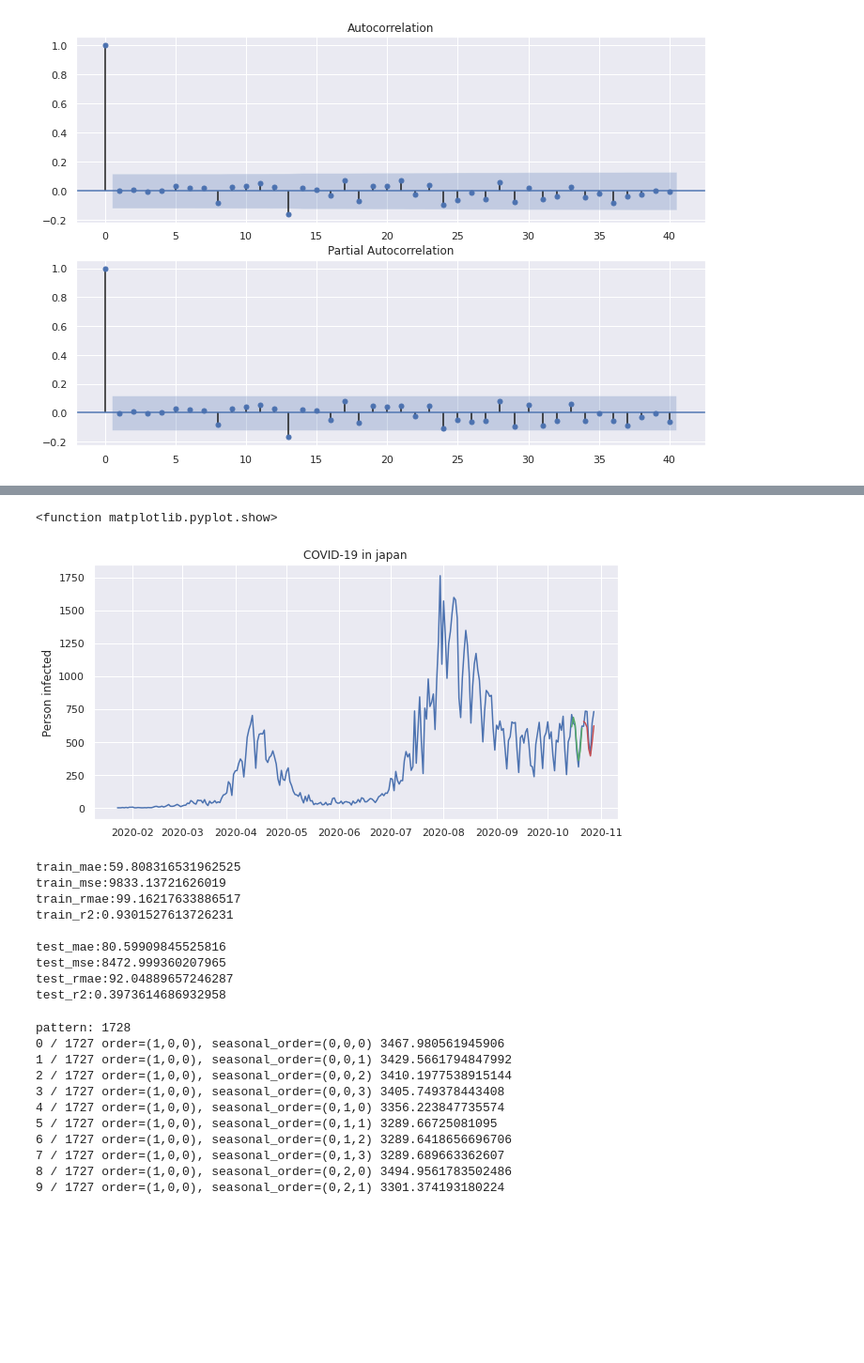
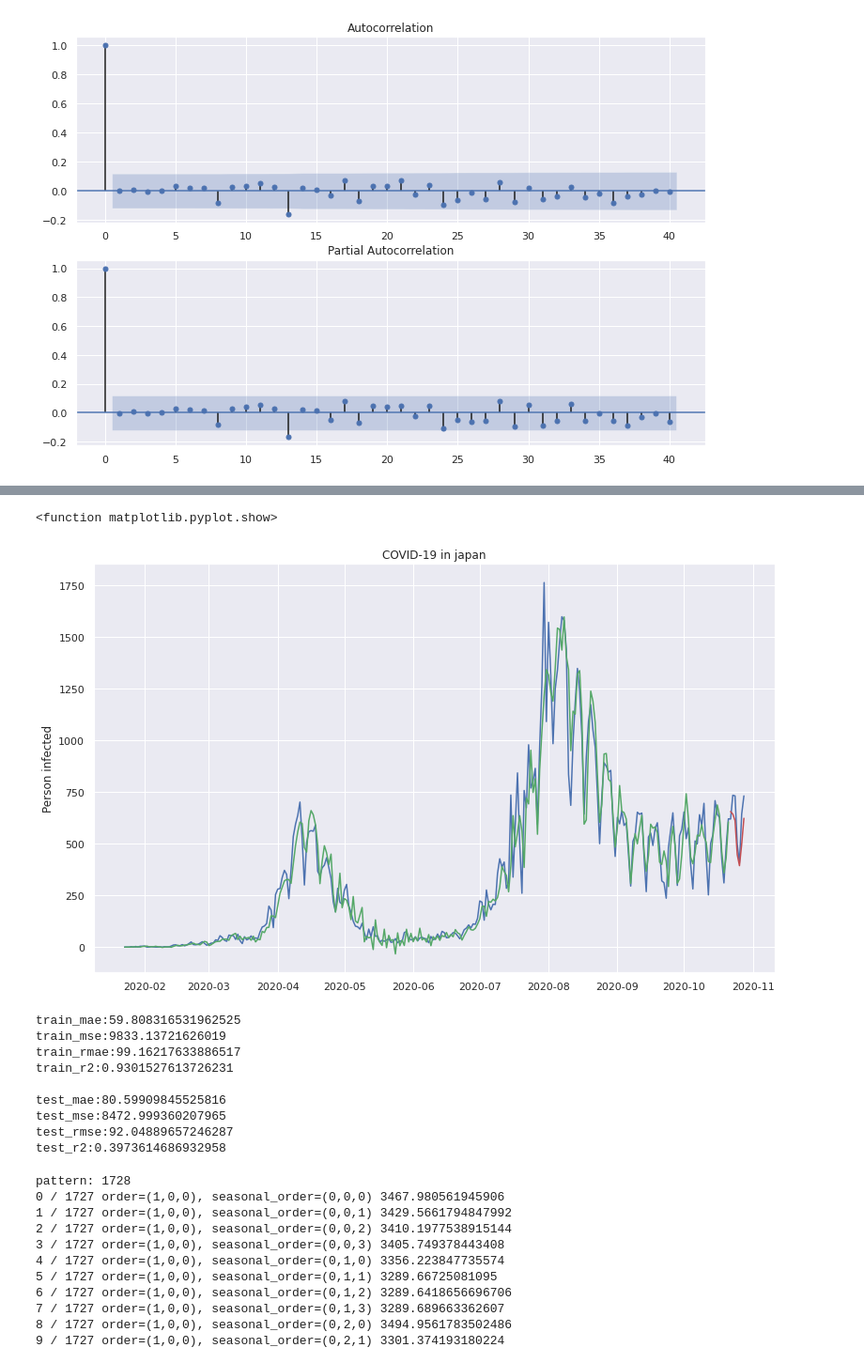
Before and after one commit to NaokiDohi/sarima_covid-19, a Jupyter notebook: sarima_senior_thesis.ipynb, the cells around one changed output, grey strips where cells are left out. Shown at 94% size. Saved outputs shown, nothing was run; the diff lists cells and outputs as text; code cells hidden in the pictures; blank space fills up the shorter version.

```diff
--- a/sarima_senior_thesis.ipynb
+++ b/sarima_senior_thesis.ipynb
@@ -271,20 +275,21 @@ plot_pacf(arima_resid, lags=40,ax=ax2); #飛行機乗客数データ、ラグ40
 # %%
-plt.figure(figsize=(10, 5))
+plt.figure(figsize=(13, 8))
 plt.plot(daily_japan_diff)
+arima_pred_train = arima.predict('2020-01-23', '2020-10-21')
+plt.plot(arima_pred_train, c="g")
 arima_pred = arima.predict('2020-10-22', '2020-10-28')
 plt.plot(arima_pred, c="r")
-arima_eval = arima.predict('2020-10-15', '2020-10-21')
-plt.plot(arima_eval, c="g")
+#arima_eval = arima.predict('2020-10-15', '2020-10-21')
+#plt.plot(arima_eval, c="g")
 
 plt.title('COVID-19 in japan')
 plt.grid(True)
 plt.ylabel('Person infected')
 plt.show
 # %% [output]
 <function matplotlib.pyplot.show>
-[figure, old version]
+[figure, new version]
 # %%
-arima_pred_train = arima.predict('2020-01-23', '2020-10-21')
 train_mae_arima = mean_absolute_error(daily_japan_diff_train, arima_pred_train)
 train_mse_arima = mean_squared_error(daily_japan_diff_train, arima_pred_train)
 train_rmse_arima = np.sqrt(mean_squared_error(daily_japan_diff_train, arima_pred_train))
@@ -302,7 +307,7 @@ print('train_r2:'+str(train_r2_arima))
 print('')
 print('test_mae:'+str(test_mae_arima))
 print('test_mse:'+str(test_mse_arima))
-print('test_rmae:'+str(test_rmse_arima))
+print('test_rmse:'+str(test_rmse_arima))
 print('test_r2:'+str(test_r2_arima))
 # %% [output]
 train_mae:59.808316531962525
@@ -312,7 +317,7 @@ train_r2:0.9301527613726231
 
 test_mae:80.59909845525816
 test_mse:8472.999360207965
-test_rmae:92.04889657246287
+test_rmse:92.04889657246287
 test_r2:0.3973614686932958
 # %%
 # パラメータ範囲
```
Also changed, not shown: parts of 3 cells of this notebook.
